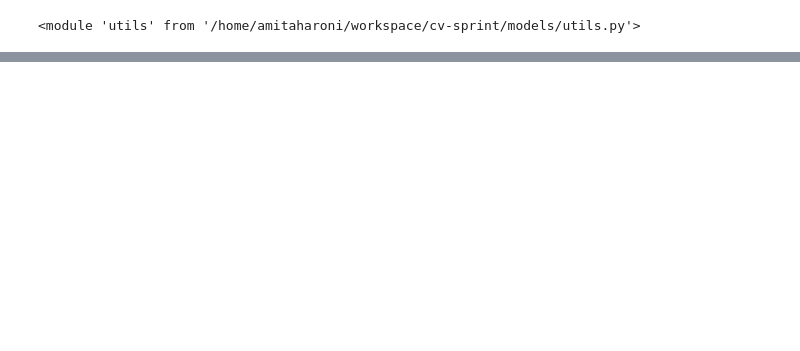
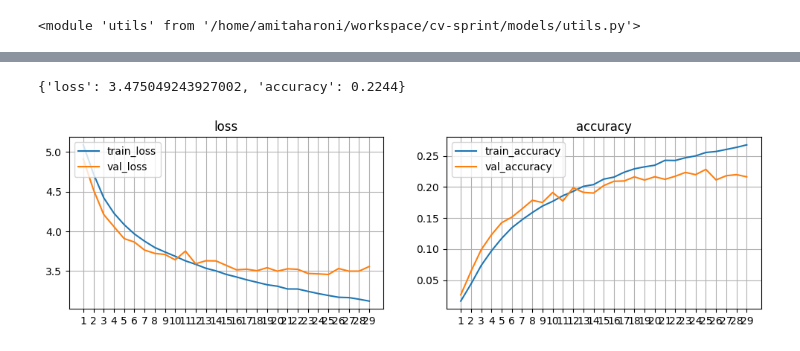
Before and after one commit to vaharoni/cv-sprint, a Jupyter notebook: models/01-alexnet.ipynb, the cells around one changed output, grey strips where cells are left out. Cells and saved outputs as stored; diff of their text form; code cells hidden in the pictures; blank space fills up the shorter version.

```diff
--- a/models/01-alexnet.ipynb
+++ b/models/01-alexnet.ipynb
@@ -113,0 +175,7 @@ utils.plot_metrics(hist)
+# %%
+loss_fn = torch.nn.CrossEntropyLoss()
+optim = torch.optim.Adam(ref_model.parameters())
+hist = utils.train_model(ref_model, train_dl, valid_dl, loss_fn, optim,
+                         tensorboard_dir='../runs/01-ref-alexnet', metrics=[utils.metric_accuracy],
+                         epochs=1000,
+                         patience=4)
@@ -113,0 +207,8 @@ utils.plot_metrics(hist)
+# %%
+utils.evaluate_model(ref_model, test_dl, loss_fn, metrics=[utils.metric_accuracy])
+# %% [output]
+{'loss': 3.475049243927002, 'accuracy': 0.2244}
+# %%
+utils.plot_metrics(hist)
+# %% [output]
+[figure, added]
```
Also changed, not shown: parts of 7 cells of this notebook, 5 other files.
